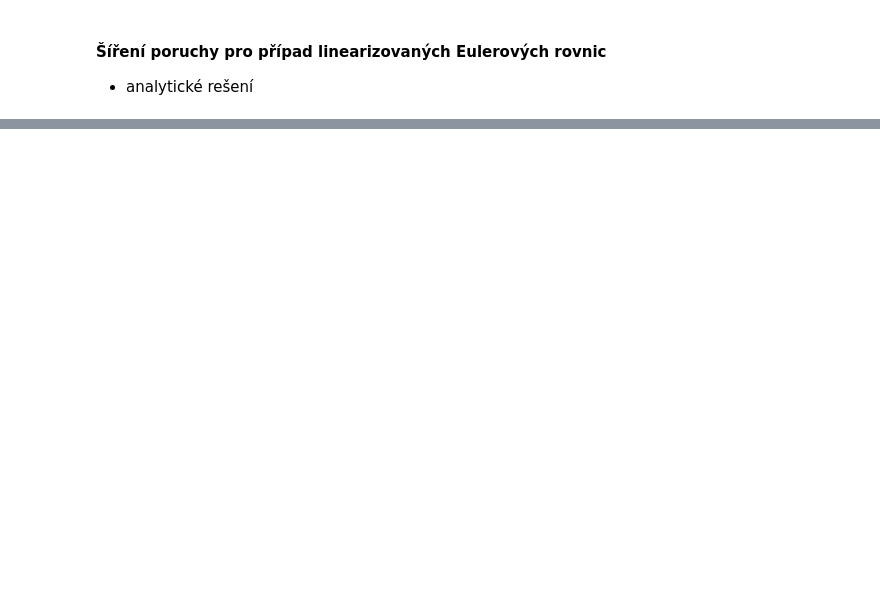
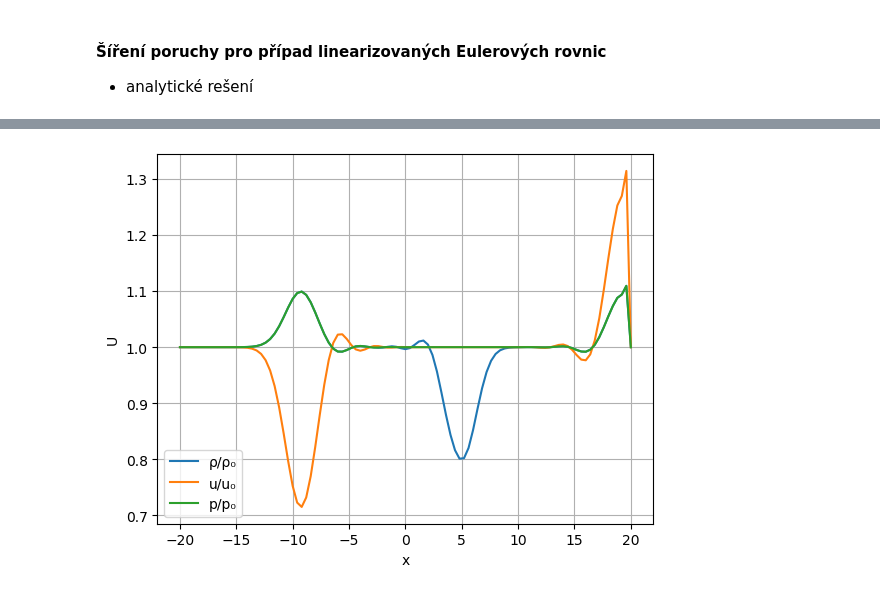
Before and after one commit to furstj/MMPP, a Jupyter notebook: lessons/04_linearni_system.ipynb, the cells around one changed output, grey strips where cells are left out. Saved outputs shown, nothing was run; the diff lists cells and outputs as text; code cells hidden in the pictures; blank space fills up the shorter version.

```diff
--- a/lessons/04_linearni_system.ipynb
+++ b/lessons/04_linearni_system.ipynb
@@ -228,0 +301,12 @@ legend(loc="lower left");
+# %%
+U05 = LW(U025, 0.025, Δt, Δx, A0, fixedValue, fixedValue);
+# %%
+plot(xx, U05[1,:]./rho0, label="ρ/ρ₀")
+plot(xx, U05[2,:]./u0, label="u/u₀")
+plot(xx, U05[3,:]./p0, label="p/p₀")
+xlabel("x");
+ylabel("U");
+grid(true)
+legend(loc="lower left");
+# %% [output]
+[figure, added]
```
Also changed, not shown: parts of 38 cells of this notebook.
